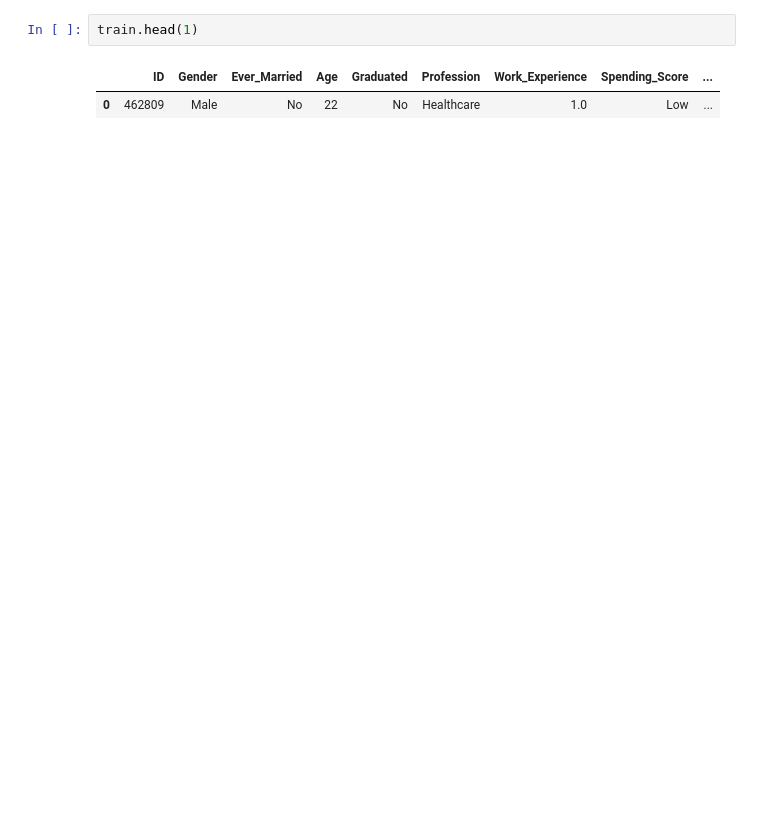
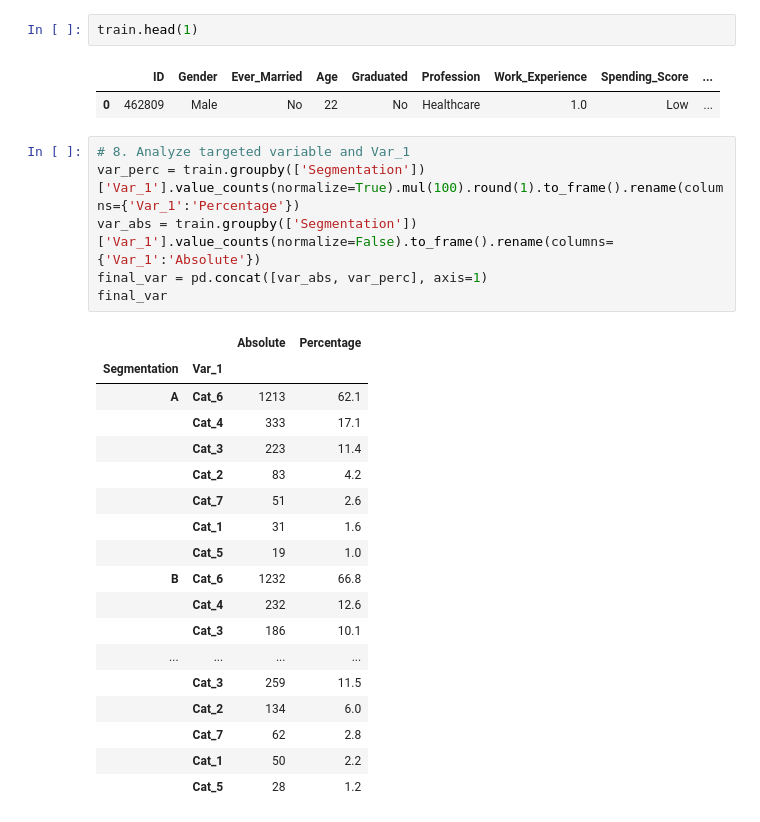
Before and after one commit to giannisbasa/Customer-Segmentation, a Jupyter notebook: 1. Coding/Customer_segmentation.ipynb, the cells around one changed output. Cells and saved outputs as stored; diff of their text form; blank space fills up the shorter version.

```diff
--- a/1. Coding/Customer_segmentation.ipynb
+++ b/1. Coding/Customer_segmentation.ipynb
@@ -476,3 +506,28 @@ train.head(1)
 # %% [output]
 |  | ID | Gender | Ever_Married | Age | Graduated | Profession | Work_Experience | Spending_Score | ... |
 | 0 | 462809 | Male | No | 22 | No | Healthcare | 1.0 | Low | ... |
+# %%
+# 8. Analyze targeted variable and Var_1
+var_perc = train.groupby(['Segmentation'])['Var_1'].value_counts(normalize=True).mul(100).round(1).to_frame().rename(columns={'Var_1':'Percentage'})
+var_abs = train.groupby(['Segmentation'])['Var_1'].value_counts(normalize=False).to_frame().rename(columns={'Var_1':'Absolute'})
+final_var = pd.concat([var_abs, var_perc], axis=1)
+final_var
+# %% [output]
+|  |  | Absolute | Percentage |
+| Segmentation | Var_1 |  |  |
+| A | Cat_6 | 1213 | 62.1 |
+|  | Cat_4 | 333 | 17.1 |
+|  | Cat_3 | 223 | 11.4 |
+|  | Cat_2 | 83 | 4.2 |
+|  | Cat_7 | 51 | 2.6 |
+|  | Cat_1 | 31 | 1.6 |
+|  | Cat_5 | 19 | 1.0 |
+| B | Cat_6 | 1232 | 66.8 |
+|  | Cat_4 | 232 | 12.6 |
+|  | Cat_3 | 186 | 10.1 |
+| ... | ... | ... | ... |
+|  | Cat_3 | 259 | 11.5 |
+|  | Cat_2 | 134 | 6.0 |
+|  | Cat_7 | 62 | 2.8 |
+|  | Cat_1 | 50 | 2.2 |
+|  | Cat_5 | 28 | 1.2 |
```
Also changed, not shown: parts of 24 cells of this notebook.
